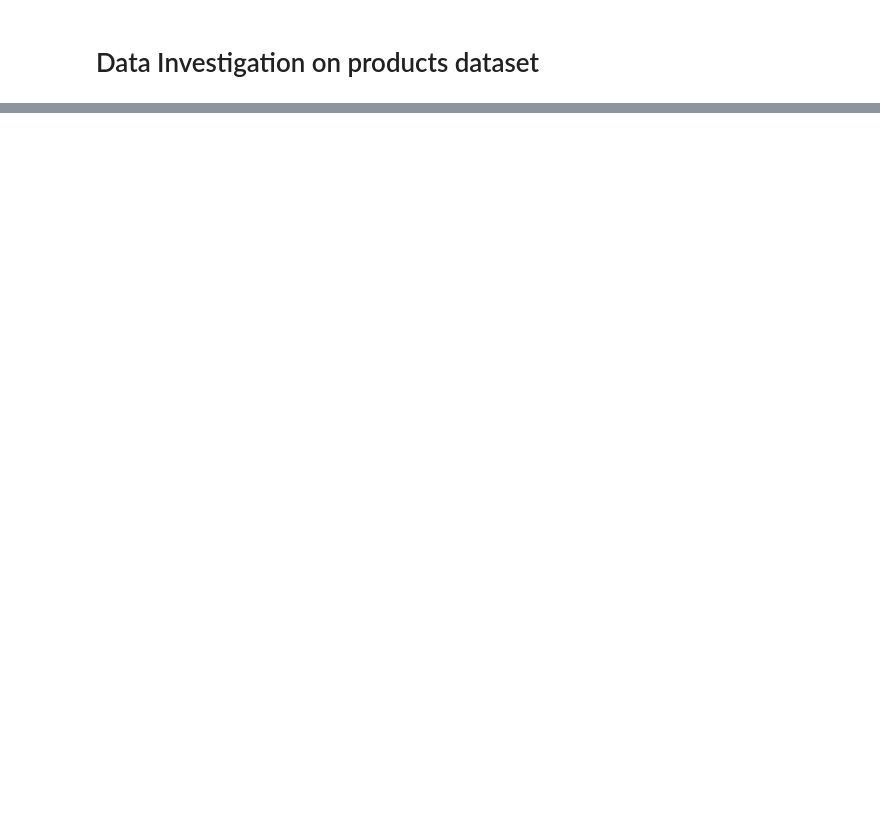
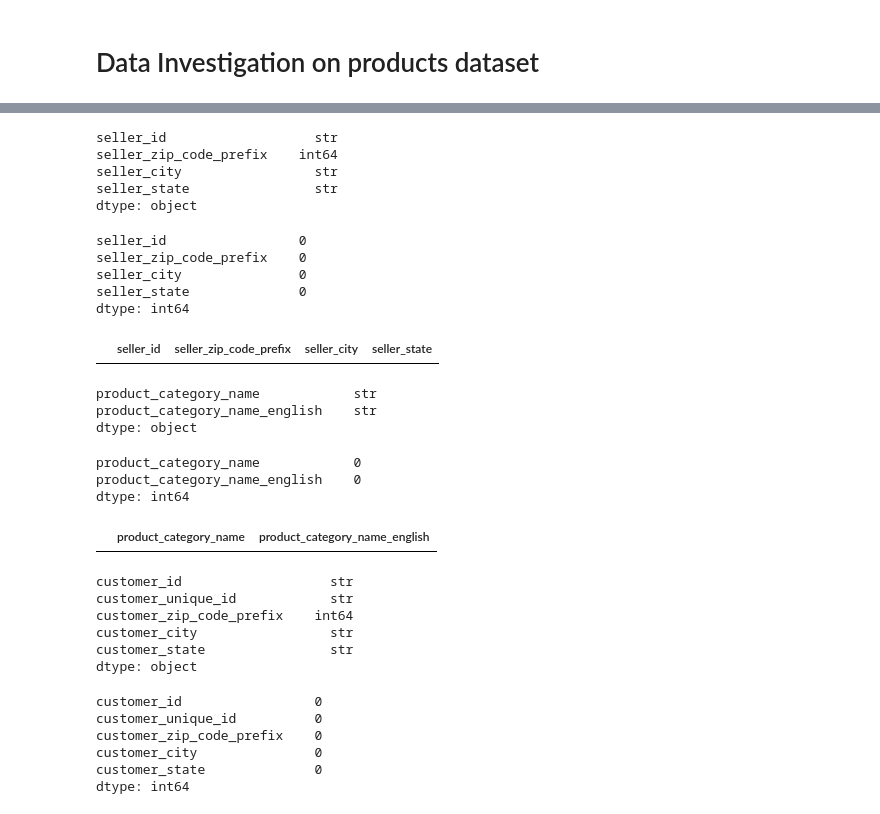
Before and after one commit to ashwinam/brazzilian-ecomm-data-engineering, a Jupyter notebook: notebooks/data_exploration.ipynb, the cells around one changed output, grey strips where cells are left out. Saved outputs shown, nothing was run; the diff lists cells and outputs as text; code cells hidden in the pictures; blank space fills up the shorter version.

```diff
--- a/notebooks/data_exploration.ipynb
+++ b/notebooks/data_exploration.ipynb
@@ -401,0 +345,23 @@ dtype: object
+# %%
+sellers_df = dataframes['olist_sellers_dataset']
+# %%
+sellers_df.dtypes
+# %% [output]
+seller_id                   str
+seller_zip_code_prefix    int64
+seller_city                 str
+seller_state                str
+dtype: object
+# %%
+sellers_df.isna().sum()
+# %% [output]
+seller_id                 0
+seller_zip_code_prefix    0
+seller_city               0
+seller_state              0
+dtype: int64
+# %%
+duplicates = sellers_df.duplicated(keep=False)
+sellers_df[duplicates]
+# %% [output]
+|  | seller_id | seller_zip_code_prefix | seller_city | seller_state |
@@ -401,0 +370,17 @@ dtype: object
+# %%
+product_category_df.dtypes
+# %% [output]
+product_category_name            str
+product_category_name_english    str
+dtype: object
+# %%
+product_category_df.isna().sum()
+# %% [output]
+product_category_name            0
+product_category_name_english    0
+dtype: int64
+# %%
+duplicates = product_category_df.duplicated(keep=False)
+product_category_df[duplicates]
+# %% [output]
+|  | product_category_name | product_category_name_english |
@@ -401,0 +389,18 @@ dtype: object
+# %%
+customers_df.dtypes
+# %% [output]
+customer_id                   str
+customer_unique_id            str
+customer_zip_code_prefix    int64
+customer_city                 str
+customer_state                str
+dtype: object
+# %%
+customers_df.isna().sum()
+# %% [output]
+customer_id                 0
+customer_unique_id          0
+customer_zip_code_prefix    0
+customer_city               0
+customer_state              0
+dtype: int64
```
Also changed, not shown: parts of 37 cells of this notebook, 1 other file.
